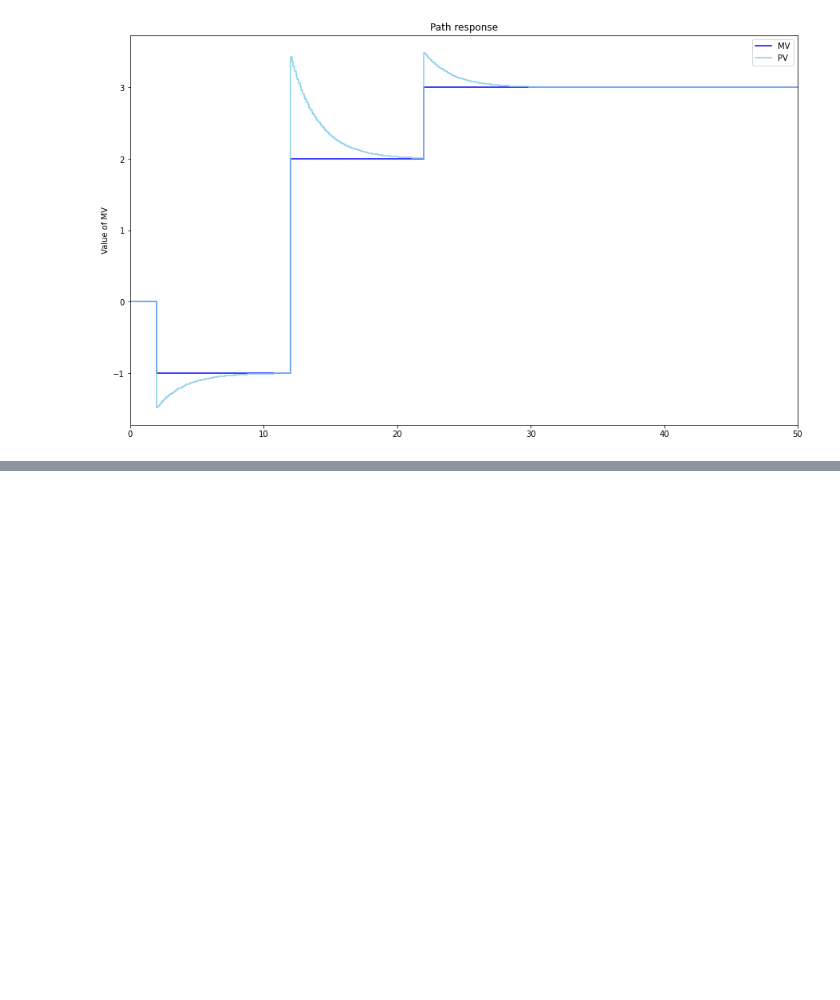
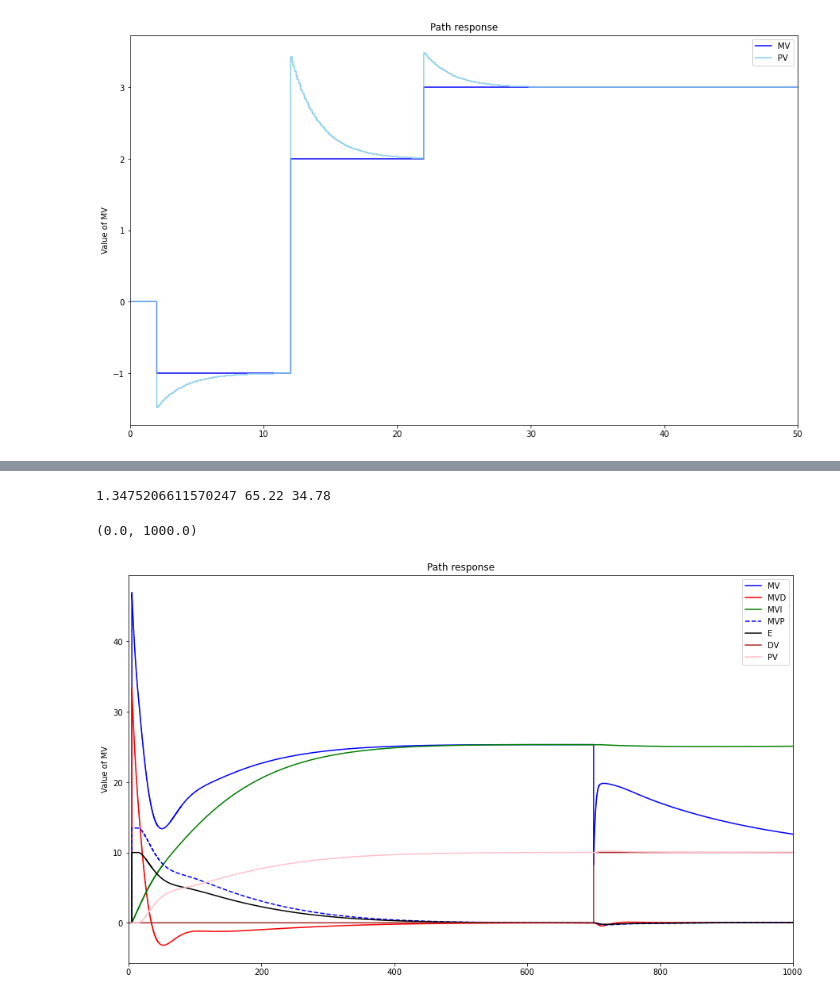
Before and after one commit to olingo99/Control_Theory_Application, a Jupyter notebook: package_Engels_Theo_Losseau_Baudouin.ipynb, the cells around one changed output, grey strips where cells are left out. Cells and saved outputs as stored; diff of their text form; code cells hidden in the pictures; blank space fills up the shorter version.

```diff
--- a/package_Engels_Theo_Losseau_Baudouin.ipynb
+++ b/package_Engels_Theo_Losseau_Baudouin.ipynb
@@ -88,0 +89,75 @@ plt.xlim([0, TSim])
+# %%
+TSim = 1000
+Ts = 0.1
+N = int(TSim/Ts) + 1
+DV0=50
+
+# Path for MV and MVMan
+SPPath = {0: 0,5:10}
+#ManPath = {0:0,400:1,600:0}
+ManPath = {0:0}
+MVManPath={0:0,400:50,450:10,500:0}
+DVPath = {0:50,700:60}
+
+#ParamP = {"K":0.3953,"T1":47.8373}
+
+t = []
+MV = [0]
+MVMan = []
+Man = []
+PV = []
+SP = [0]
+MVP = []
+MVI = []
+MVD = []
+E = [0]
+Et = []
+MVFF = []
+ODV = []
+OPV = []
+DV = []
+PVtemp1 = []
+PVtemp2 = []
+DVtemp1 = []
+DVtemp2 = []
+
+FFtemp1 = []
+FFtemp2 = []
+
+Kc,Ti,Td = IMC_Tuning_SOPDT(0.39,47.83,17.39,9.31,0.2)
+print(Kc,Ti,Td)
+for i in range(0,N):
+    t.append(i*Ts)
+    SelectPath_RT(SPPath,t,SP)
+    SelectPath_RT(DVPath,t,DV)
+    SelectPath_RT(ManPath,t,Man)
+    SelectPath_RT(MVManPath,t,MVMan)
+    sim_tclabP(MV,OPV,Ts,PVtemp1,PVtemp2)
+    DV[-1]-=DV0
+    sim_tclabD(DV,ODV,Ts,DV0,DVtemp1,DVtemp2)
+    PV = list(map(lambda x,y: x+y,OPV,ODV))
+    FF_RT(DV,DV0,47.84,245.36,17.39,3.13,9.31,0.56,0.39,0.63,Ts,MVFF,FFtemp1,FFtemp2)
+    #PID_RT(SP,PV,Man,MVMan,MVFF,1,48,17,Ts,0,100,MV,MVP,MVI,MVD,E,ManFF = 1)
+    PID_RT(SP,PV,Man,MVMan,MVFF,Kc,Ti,Td,Ts,0,100,MV,MVP,MVI,MVD,E,ManFF = 1)
+
+# print(len(MV))
+# print(len(t))
+# print(OPV)
+plt.figure(figsize = (15,9))
+
+plt.step(t,MV,'b',label='MV',where='post')
+#plt.step(t,PV,'skyblue',label='PV',where='post')
+plt.step(t,MVD,'red',label='MVD',where='post')
+plt.step(t,MVI,'green',label='MVI',where='post')
+plt.step(t,MVP,'b--',label='MVP',where='post')
+plt.step(t,E,'black',label='E',where='post')
+plt.step(t,DV,'brown',label='DV',where='post')
+plt.step(t,PV,'pink',label='PV',where='post')
+plt.ylabel('Value of MV')
+plt.legend(loc='best')
+plt.title('Path response')
+plt.xlim([0, TSim])
+# %% [output]
+1.3475206611570247 65.22 34.78
+(0.0, 1000.0)
+[figure, added]
```
Also changed, not shown: parts of 3 cells of this notebook, 2 other files.
